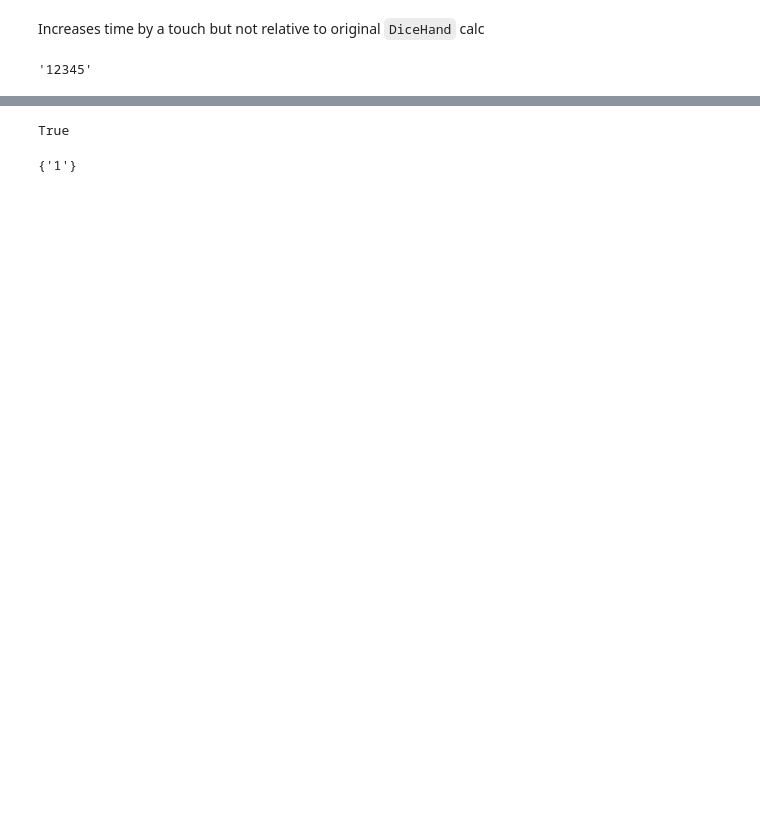
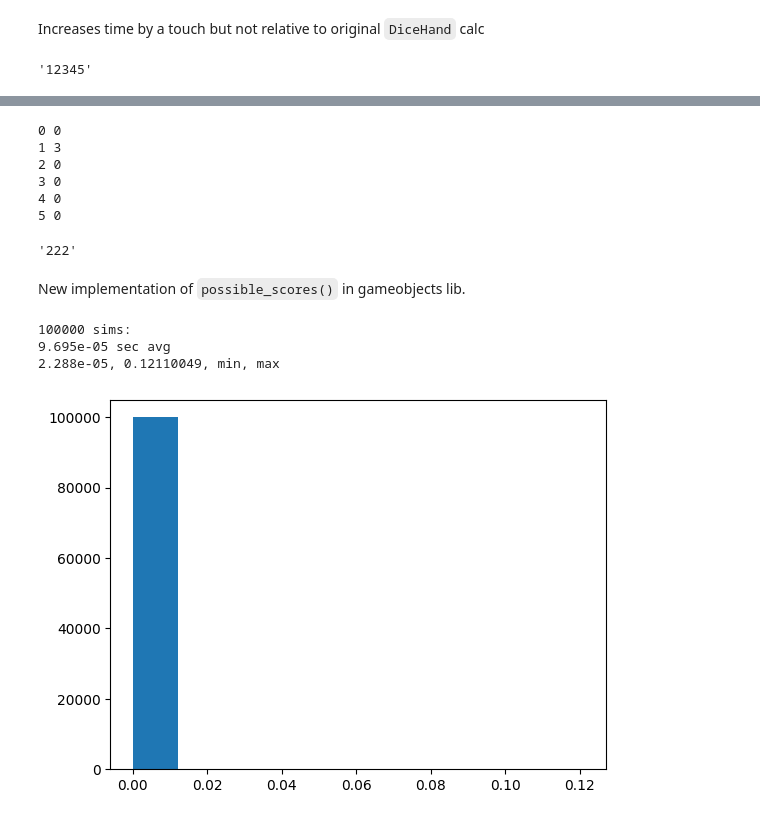
Before and after one commit to alex-b1729/py-farkle, a Jupyter notebook: library/src/models/speed_testing.ipynb, the cells around one changed output, grey strips where cells are left out. Drawn from its saved outputs; the diff is of its cells as text; code cells hidden in the pictures; blank space fills up the shorter version.

```diff
--- a/library/src/models/speed_testing.ipynb
+++ b/library/src/models/speed_testing.ipynb
@@ -296,8 +269,43 @@ array([[2, 4, 6],
-# %%
-'111' in '111'
-# %% [output]
-True
-# %%
-set('111')
-# %% [output]
-{'1'}
+# %%
+for c, s in enumerate(dh_str):
+    print(c, s)
+# %% [output]
+0 0
+1 3
+2 0
+3 0
+4 0
+5 0
+# %%
+dh_str = '030000'
+''.join([str(d+1) * int(c) for d, c in enumerate(dh_str)])
+# %% [output]
+'222'
+# %% [markdown]
+New implementation of `possible_scores()` in gameobjects lib.
+# %%
+t_list = []
+dh = go.DiceHand()
+num_sims = 100000
+
+for i in range(num_sims):
+    dh.roll()
+    t0 = perf_counter()
+    dh.possible_scores()
+    t1 = perf_counter()
+    t_list.append(t1-t0)
+
+mean_t = sum(t_list) / num_sims
+max_t = max(t_list)
+min_t = min(t_list)
+
+print(f'{num_sims} sims: ')
+print(f'{round(mean_t, 8)} sec avg')
+print(f'{round(min_t, 8)}, {round(max_t, 8)}, min, max')
+plt.hist(t_list)
+plt.show()
+# %% [output]
+100000 sims:
+9.695e-05 sec avg
+2.288e-05, 0.12110049, min, max
+[figure, added]
```
Also changed, not shown: parts of 12 cells of this notebook.
